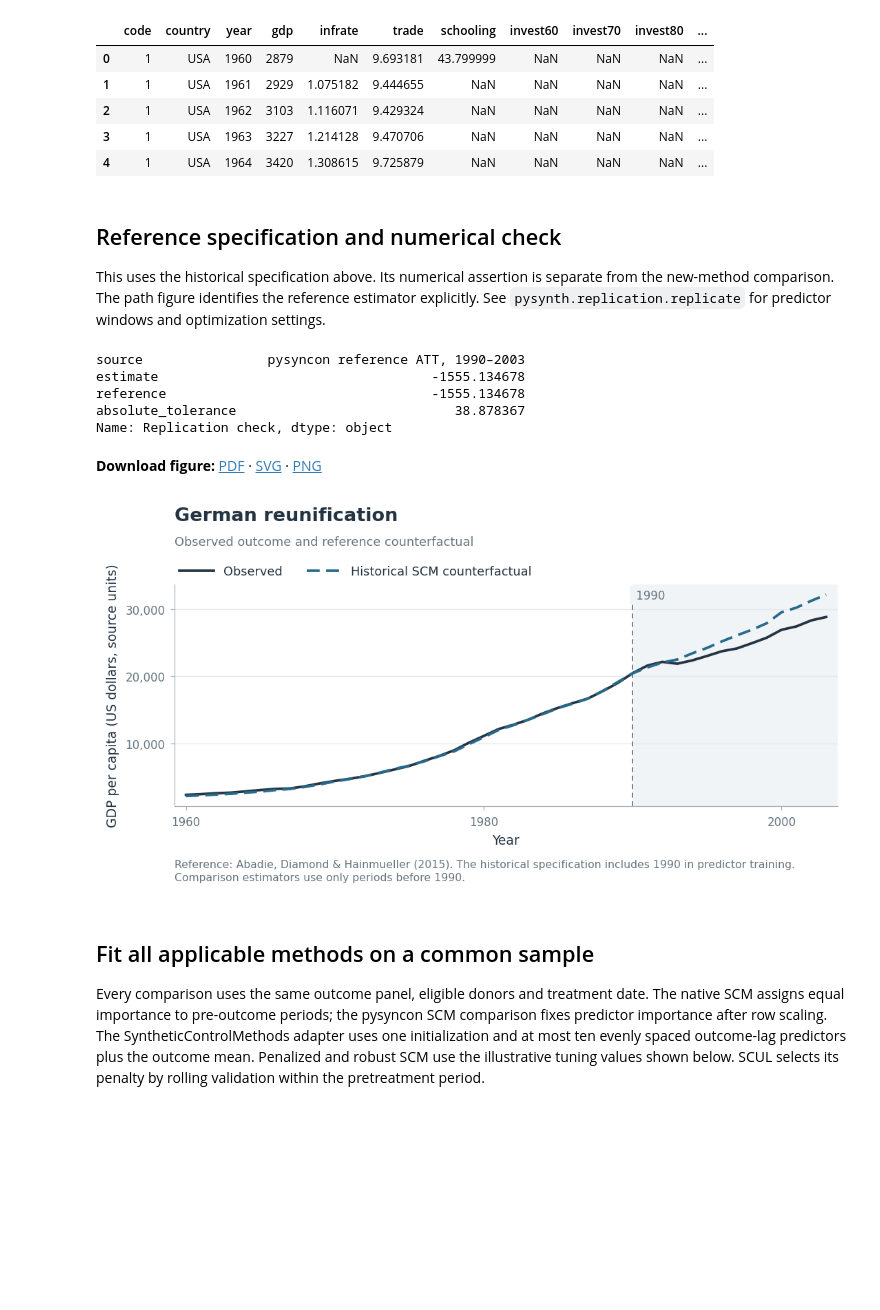
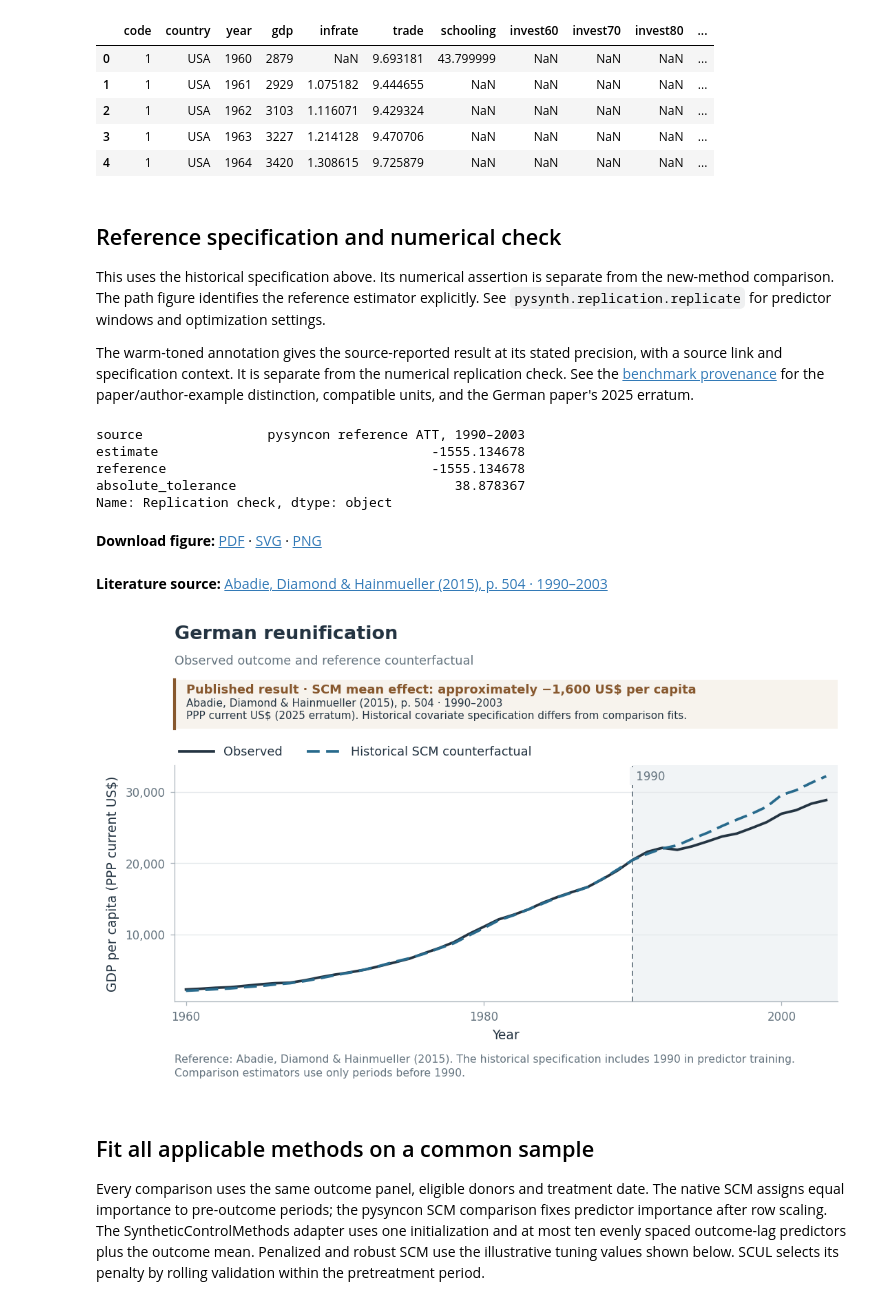
Before and after one commit to crahal/pysynthcon, a Jupyter notebook: empirical_examples/germany.ipynb, the cells around one changed output. Cells and saved outputs as stored; diff of their text form; code cells hidden in the pictures; blank space fills up the shorter version.

```diff
--- a/empirical_examples/germany.ipynb
+++ b/empirical_examples/germany.ipynb
@@ -75,8 +76,16 @@ This uses the historical specification above. Its numerical assertion is
 separate from the new-method comparison. The path figure identifies the
 reference estimator explicitly. See `pysynth.replication.replicate` for
 predictor windows and optimization settings.
+
+The warm-toned annotation gives the source-reported result at its stated
+precision, with a source link and specification context. It is separate
+from the numerical replication check. See the
+[benchmark provenance](../docs/replication.md#literature-annotations)
+for the paper/author-example distinction, compatible units, and the
+German paper's 2025 erratum.
 # %%
-figure_details = {'case': 'German reunification', 'outcome': 'GDP per capita (US dollars, source units)', 'effect': 'Effect on GDP per capita (US dollars, source units)', 'units': 'US$ per capita', 'periods': '1960–1989 pretreatment · 1990–2003 post-treatment · 16 donors', 'onset': '1990', 'reference': 'Historical SCM counterfactual', 'reference_note': 'Reference: Abadie, Diamond & Hainmueller (2015). The historical specification includes 1990 in predictor training. Comparison estimators use only periods before 1990.'}
+figure_details = {'case': 'German reunification', 'outcome': 'GDP per capita (PPP current US$)', 'effect': 'Effect on GDP per capita (PPP current US$)', 'units': 'PPP current US$ per capita', 'periods': '1960–1989 pretreatment · 1990–2003 post-treatment · 16 donors', 'onset': '1990', 'reference': 'Historical SCM counterfactual', 'reference_note': 'Reference: Abadie, Diamond & Hainmueller (2015). The historical specification includes 1990 in predictor training. Comparison estimators use only periods before 1990.'}
+benchmark = LITERATURE_BENCHMARKS[name]
 # Works when the kernel starts in either the repository or notebook folder.
 example_dir = Path.cwd() if Path.cwd().name == 'empirical_examples' else Path.cwd() / 'empirical_examples'
 figure_dir = Path(os.environ.get('PYSYNTH_FIGURE_DIR', example_dir / 'figures')) / name
@@ -84,34 +93,37 @@ figure_dir = Path(os.environ.get('PYSYNTH_FIGURE_DIR', example_dir / 'figures'))
 def export_figure(fig, kind):
     paths = save_figure(fig, figure_dir / f'{name}-{kind}')
     links = ' · '.join(
         f'[{p.suffix[1:].upper()}](figures/{name}/{p.name})' for p in paths
     )
     display(Markdown('**Download figure:** ' + links))
+    display(Markdown(f'**Literature source:** [{benchmark.citation}]({benchmark.source_url})'))
     return paths
 
 reference = replicate(name, data)
 report = check_replication(name, reference)
 display(pd.Series(report, name='Replication check'))
 ax = plot_paths(
     reference,
     title=figure_details['case'],
     subtitle='Observed outcome and reference counterfactual',
     ylabel=figure_details['outcome'], xlabel='Year',
     observed_label='Observed',
     counterfactual_label=figure_details['reference'],
     intervention_label=figure_details['onset'],
+    benchmark=benchmark,
     note=figure_details['reference_note'],
 )
 reference_files = export_figure(ax.figure, 'reference')
 plt.show()
 # %% [output]
 source                pysyncon reference ATT, 1990–2003
 estimate                                   -1555.134678
 reference                                  -1555.134678
 absolute_tolerance                            38.878367
 Name: Replication check, dtype: object
 **Download figure:** [PDF](figures/germany/germany-reference.pdf) · [SVG](figures/germany/germany-reference.svg) · [PNG](figures/germany/germany-reference.png)
+**Literature source:** [Abadie, Diamond & Hainmueller (2015), p. 504 · 1990–2003](https://economics.mit.edu/sites/default/files/publications/Comparative%20Politics%20and%20the%20Synthetic%20Control.pdf#page=10)
-[figure, old version]
+[figure, new version]
 # %% [markdown]
 ## Fit all applicable methods on a common sample
 
```
Also changed, not shown: parts of 6 cells of this notebook, 4 other files.
